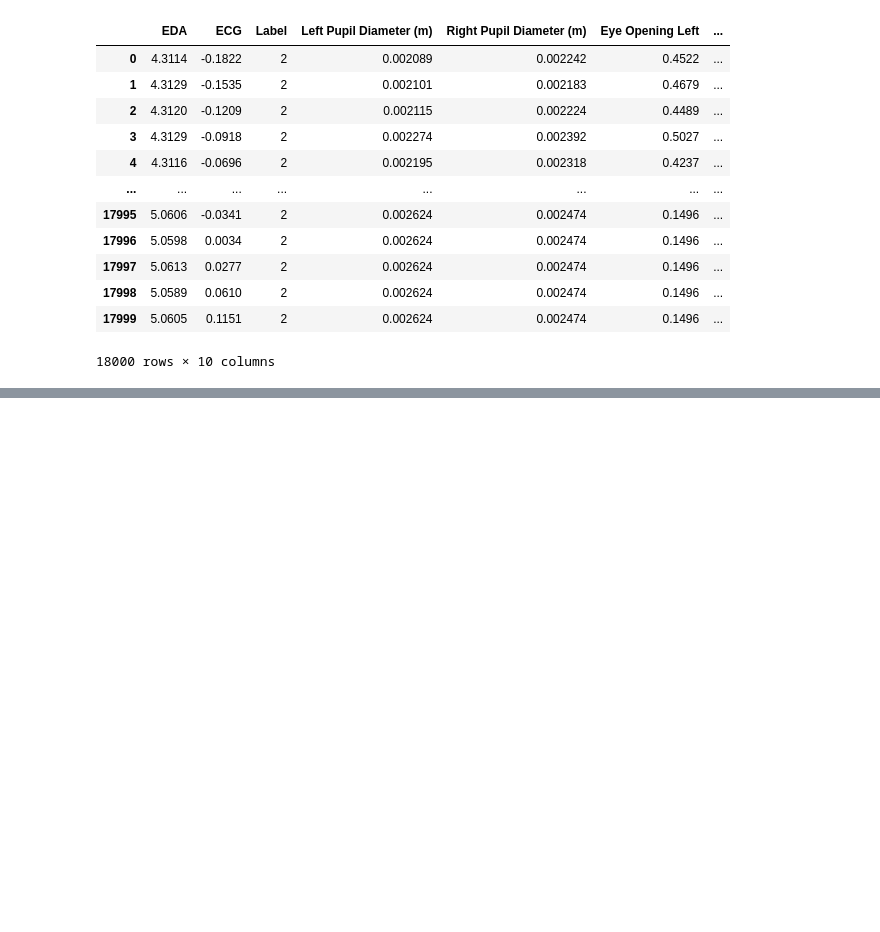
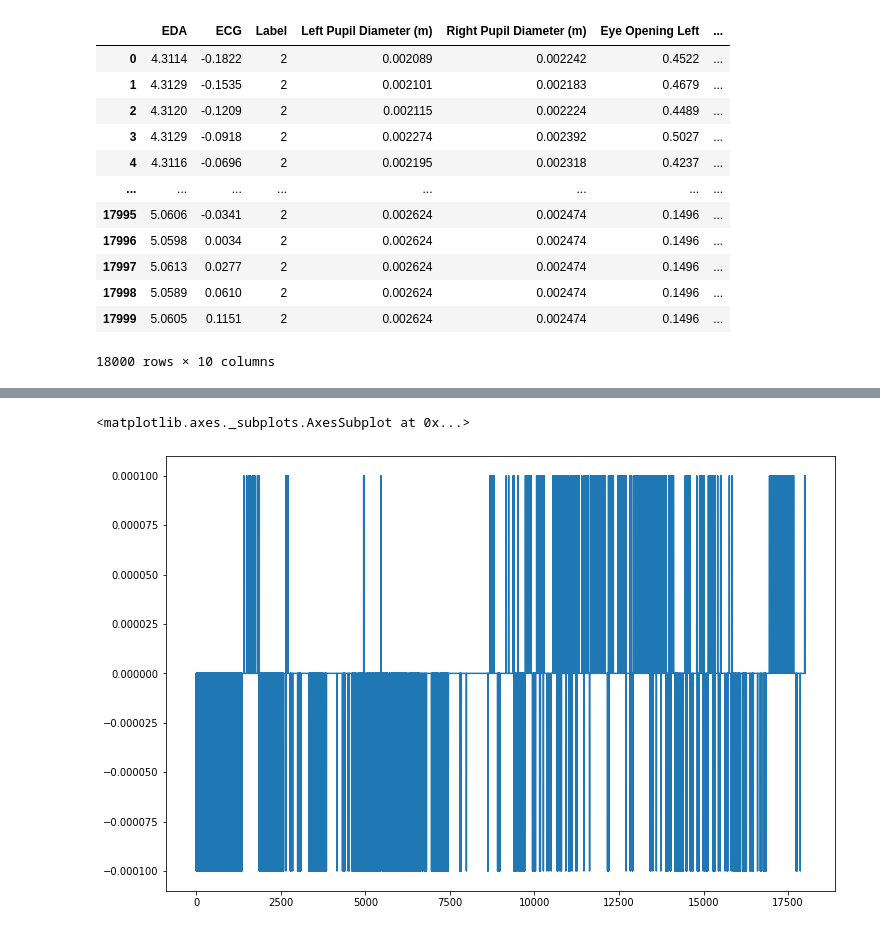
Before and after one commit to jorgpg5/synthetic_data, a Jupyter notebook: create_synthetic_data_from_time_series.ipynb, the cells around one changed output, grey strips where cells are left out. Drawn from its saved outputs; the diff is of its cells as text; code cells hidden in the pictures; blank space fills up the shorter version.

```diff
--- a/create_synthetic_data_from_time_series.ipynb
+++ b/create_synthetic_data_from_time_series.ipynb
@@ -245,0 +405,5 @@ synthetic.ECG.plot(figsize=(12, 8))
+# %%
+# First order difference
+diff_train_df = train_df.diff()
+diff_train_df = diff_train_df.dropna()
+diff_train_df
@@ -245,0 +424,5 @@ synthetic.ECG.plot(figsize=(12, 8))
+# %%
+diff_train_df = diff_train_df.reset_index(drop=True)
+diff_train_df['idx_col'] = diff_train_df.index
+
+diff_train_df
@@ -245,0 +443,5 @@ synthetic.ECG.plot(figsize=(12, 8))
+# %%
+diff_train_df['PERCLOS Value'].plot(figsize=(12, 8))
+# %% [output]
+<matplotlib.axes._subplots.AxesSubplot at 0x...>
+[figure, added]
```
Also changed, not shown: parts of 21 cells of this notebook.
